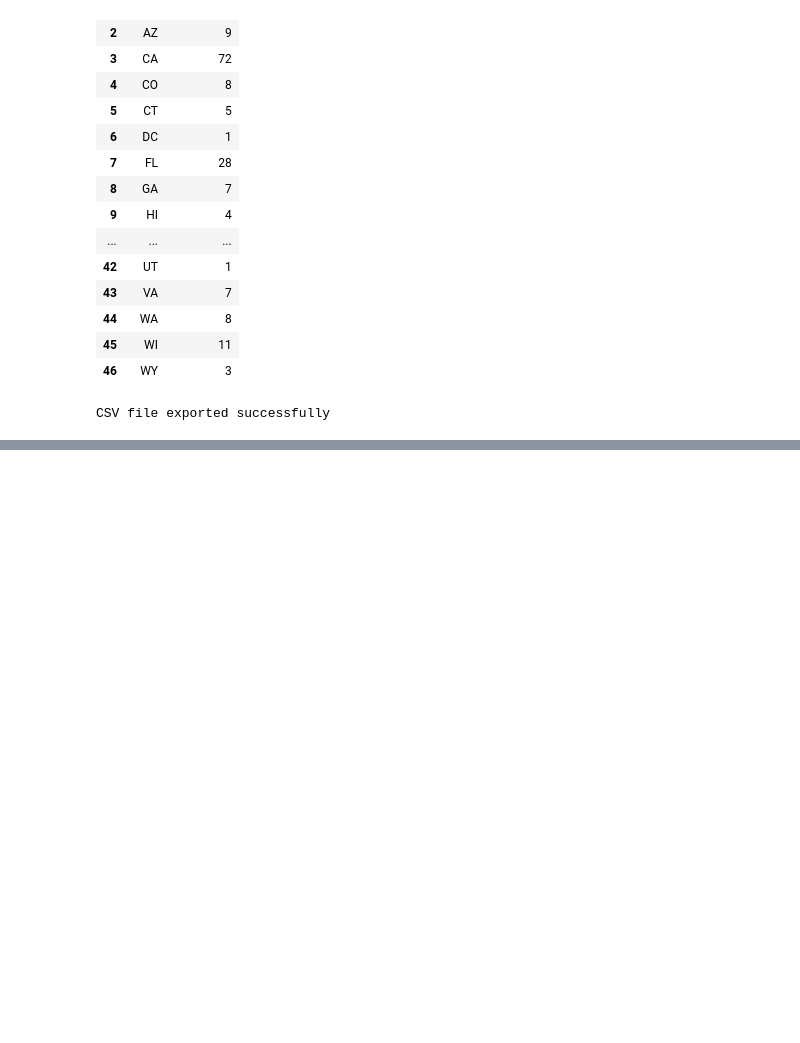
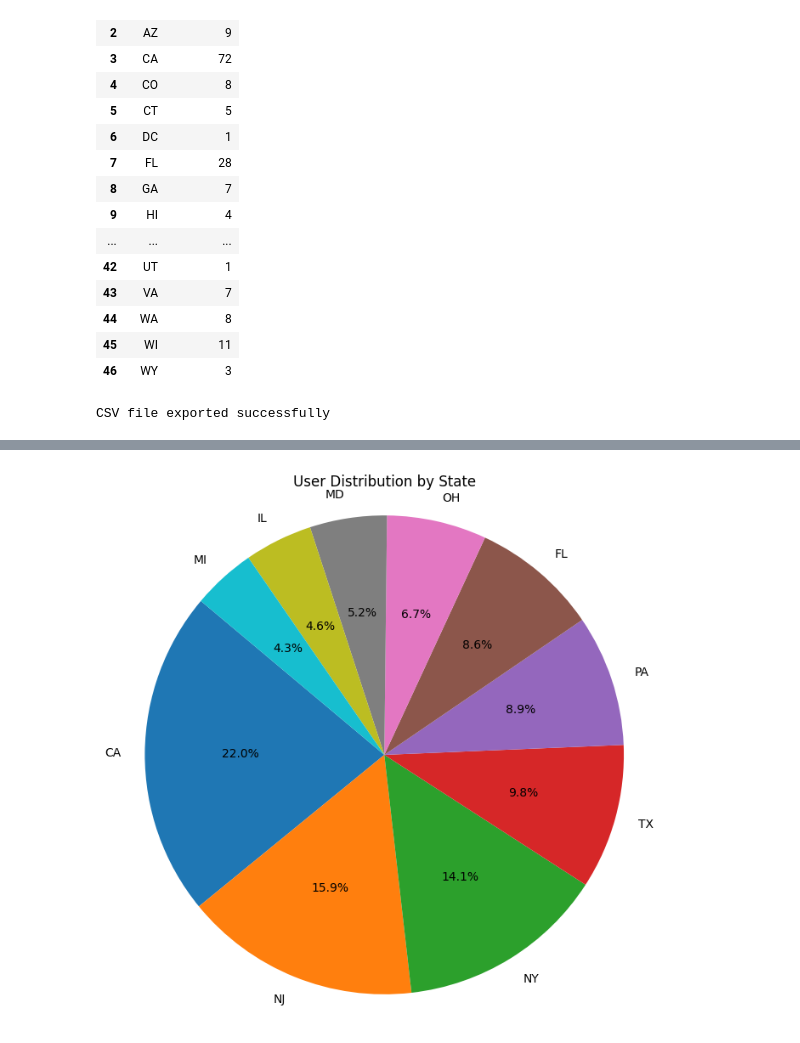
Before and after one commit to Ruchesingh/KMC-Python-Programming-SEEP-Mela-, a Jupyter notebook: users.ipynb, the cells around one changed output, grey strips where cells are left out. Cells and saved outputs as stored; diff of their text form; code cells hidden in the pictures; blank space fills up the shorter version.

```diff
--- a/users.ipynb
+++ b/users.ipynb
@@ -157,0 +171,10 @@ CSV file exported successfully
+# %%
+#pie chart of user distribution by state
+top_states=state_counts.sort_values(by='user_count',ascending=False).head(10)
+plt.figure(figsize=(8,8))
+plt.pie(top_states['user_count'], labels=top_states['state'], autopct='%1.1f%%', startangle=140)
+plt.title('User Distribution by State')
+plt.axis('equal')
+plt.show()
+# %% [output]
+[figure, added]
```
Also changed, not shown: parts of 2 cells of this notebook, 1 other file.
